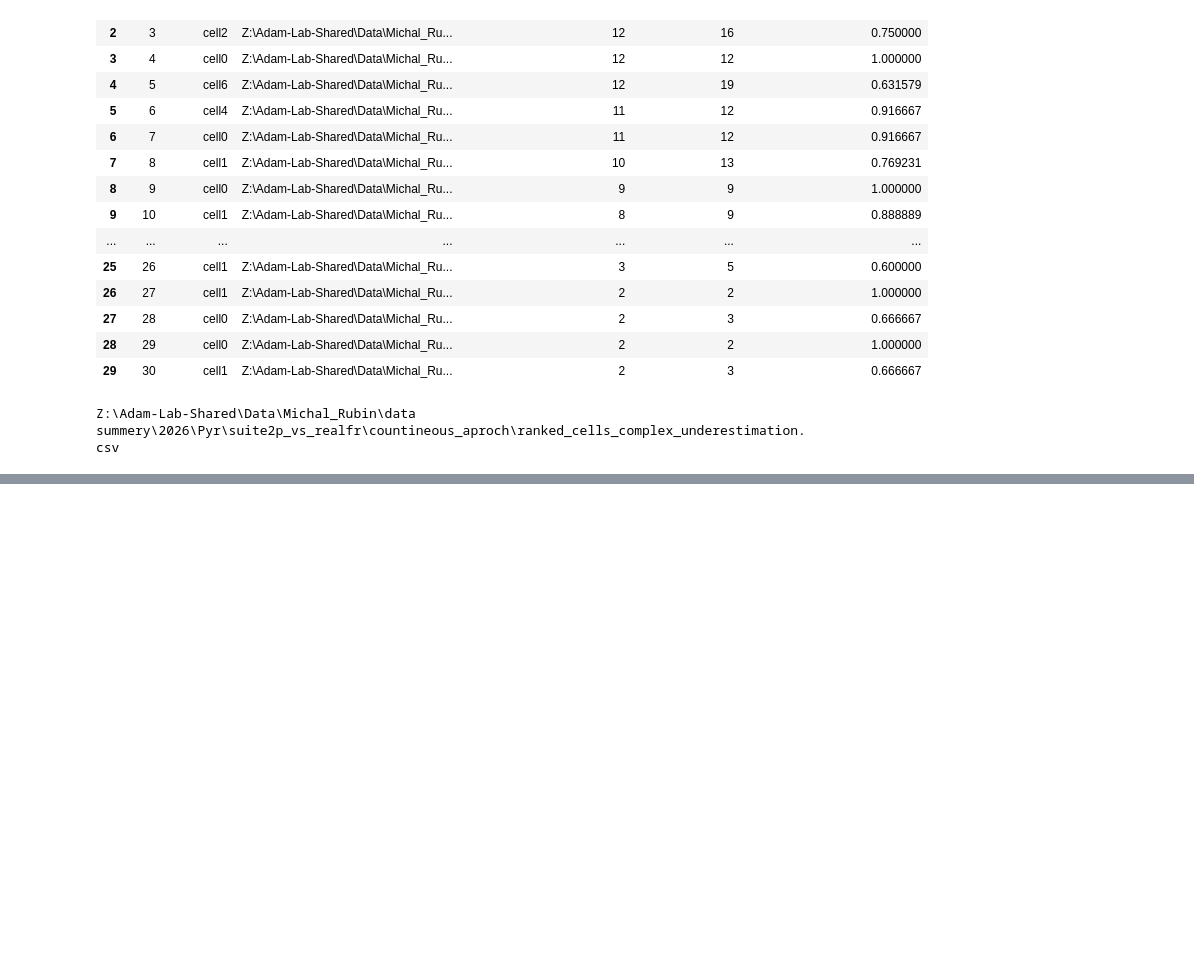
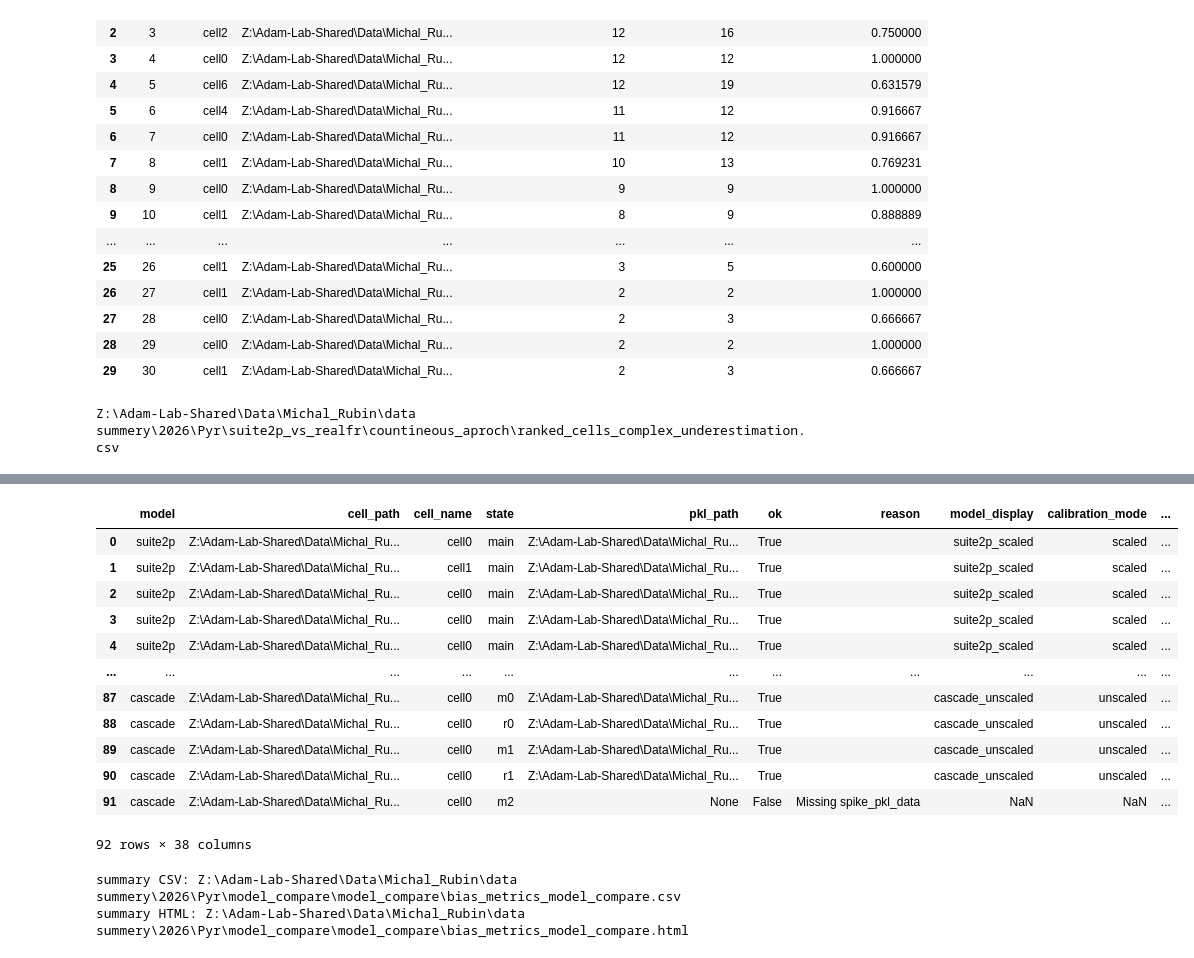
Before and after one commit to Michal-Rubin/Cal_vol_soma, a Jupyter notebook: Pyr_suite2p_2.ipynb, the cells around one changed output, grey strips where cells are left out. Cells and saved outputs as stored; diff of their text form; code cells hidden in the pictures; blank space fills up the shorter version.

```diff
--- a/Pyr_suite2p_2.ipynb
+++ b/Pyr_suite2p_2.ipynb
@@ -248,0 +395,33 @@ Spike rate inference done.
+# %%
+import importlib, pyr_suite2p_based as psb
+importlib.reload(psb)
+
+# Load cells again after reload so the corrected high-plateau PKLs are selected.
+cells = psb.load_cells_with_spike_pkls(
+    db_path=r"Z:\Adam-Lab-Shared\Data\Michal_Rubin\Dendrites\PyrLowFR.csv"
+)
+
+bias_metrics = psb.compare_suite2p_and_cascade_bias_metrics(
+    loaded_cells=cells,
+    summary_out_dir=r"Z:\Adam-Lab-Shared\Data\Michal_Rubin\data summery\2026\Pyr\model_compare",
+    include_suite2p=True,
+    include_cascade=True,
+    cascade_model_name="GC8_EXC_30Hz_smoothing50ms_high_noise",
+    cascade_model_folder=r"Z:\Adam-Lab-Shared\Data\Michal_Rubin\code\cal_vol_soma\Pretrained_models",
+    cascade_convert_to_hz=True,  # CASCADE output interpreted as spikes/bin then converted to instantaneous Hz
+    smooth_sigma_s=0.05,       # matches the 50 ms smoothing in this CASCADE model name
+    max_lag_s=0.5,
+
+    scale_pred_to_true=False,  # global default (explicit per-model flags below)
+    scale_pred_to_true_suite2p=True,  # scales suite2p-predicted FR to match total true spikes in each peri-alignment window
+    scale_pred_to_true_cascade=False,
+    use_lag_correction=True,
+    peri_window_s=(-1.0, 1.0),
+    align_to="vm_peak",   # use "vm_peak" to align to voltage peak instead
+    save_svg=True,
+)
+
+display(bias_metrics)
+print("summary CSV:", bias_metrics.attrs.get("summary_csv"))
+print("summary HTML:", bias_metrics.attrs.get("summary_html"))
+# %% [output]
@@ -248,0 +445,15 @@ Spike rate inference done.
+|  | model | cell_path | cell_name | state | pkl_path | ok | reason | model_display | calibration_mode | ... |
+| 0 | suite2p | Z:\Adam-Lab-Shared\Data\Michal_Ru... | cell0 | main | Z:\Adam-Lab-Shared\Data\Michal_Ru... | True |  | suite2p_scaled | scaled | ... |
+| 1 | suite2p | Z:\Adam-Lab-Shared\Data\Michal_Ru... | cell1 | main | Z:\Adam-Lab-Shared\Data\Michal_Ru... | True |  | suite2p_scaled | scaled | ... |
+| 2 | suite2p | Z:\Adam-Lab-Shared\Data\Michal_Ru... | cell0 | main | Z:\Adam-Lab-Shared\Data\Michal_Ru... | True |  | suite2p_scaled | scaled | ... |
+| 3 | suite2p | Z:\Adam-Lab-Shared\Data\Michal_Ru... | cell0 | main | Z:\Adam-Lab-Shared\Data\Michal_Ru... | True |  | suite2p_scaled | scaled | ... |
+| 4 | suite2p | Z:\Adam-Lab-Shared\Data\Michal_Ru... | cell0 | main | Z:\Adam-Lab-Shared\Data\Michal_Ru... | True |  | suite2p_scaled | scaled | ... |
+| ... | ... | ... | ... | ... | ... | ... | ... | ... | ... | ... |
+| 87 | cascade | Z:\Adam-Lab-Shared\Data\Michal_Ru... | cell0 | m0 | Z:\Adam-Lab-Shared\Data\Michal_Ru... | True |  | cascade_unscaled | unscaled | ... |
+| 88 | cascade | Z:\Adam-Lab-Shared\Data\Michal_Ru... | cell0 | r0 | Z:\Adam-Lab-Shared\Data\Michal_Ru... | True |  | cascade_unscaled | unscaled | ... |
+| 89 | cascade | Z:\Adam-Lab-Shared\Data\Michal_Ru... | cell0 | m1 | Z:\Adam-Lab-Shared\Data\Michal_Ru... | True |  | cascade_unscaled | unscaled | ... |
+| 90 | cascade | Z:\Adam-Lab-Shared\Data\Michal_Ru... | cell0 | r1 | Z:\Adam-Lab-Shared\Data\Michal_Ru... | True |  | cascade_unscaled | unscaled | ... |
+| 91 | cascade | Z:\Adam-Lab-Shared\Data\Michal_Ru... | cell0 | m2 | None | False | Missing spike_pkl_data | NaN | NaN | ... |
+92 rows × 38 columns
+summary CSV: Z:\Adam-Lab-Shared\Data\Michal_Rubin\data summery\2026\Pyr\model_compare\model_compare\bias_metrics_model_compare.csv
+summary HTML: Z:\Adam-Lab-Shared\Data\Michal_Rubin\data summery\2026\Pyr\model_compare\model_compare\bias_metrics_model_compare.html
```
Also changed, not shown: parts of 24 cells of this notebook, 27 other files.
